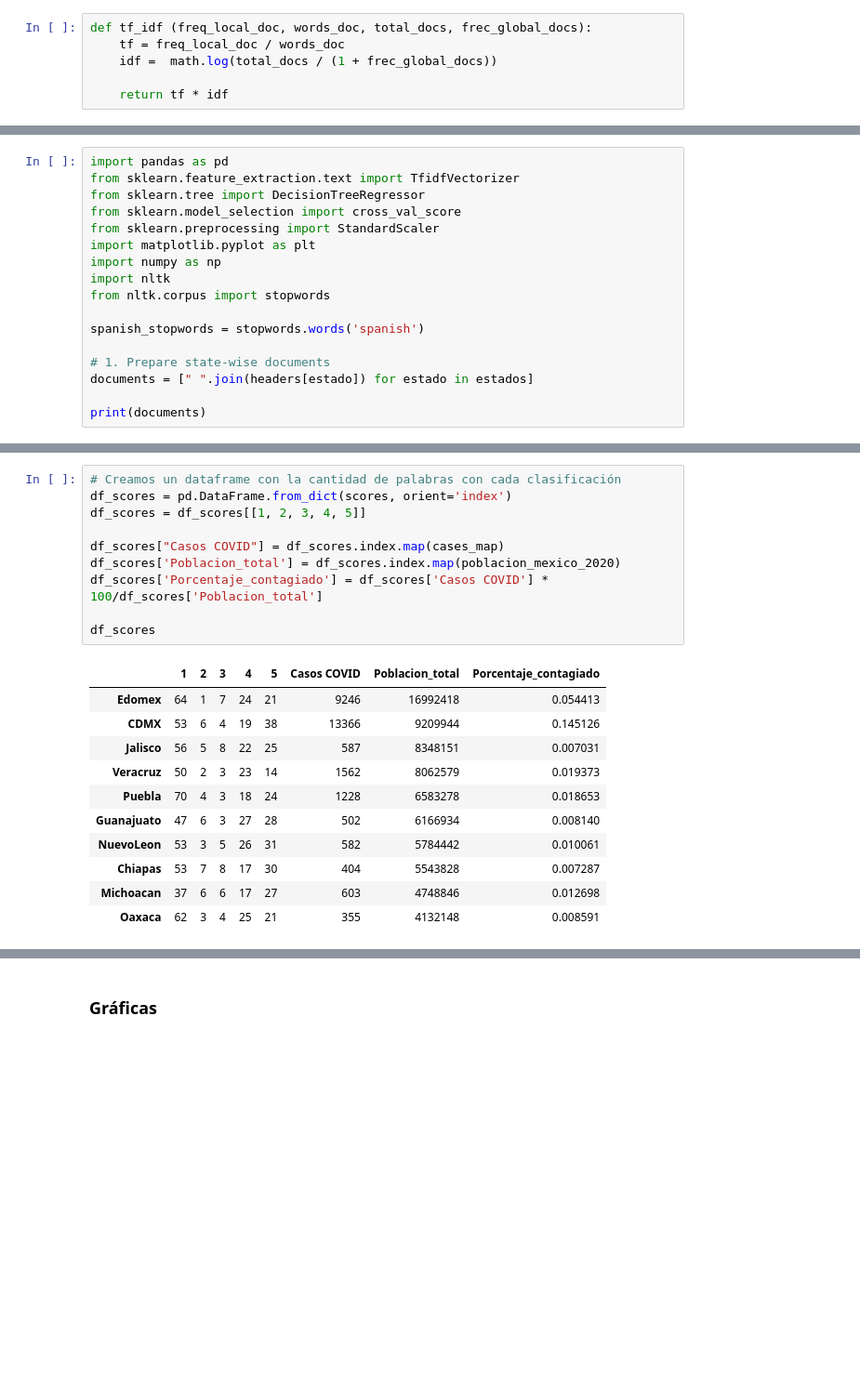
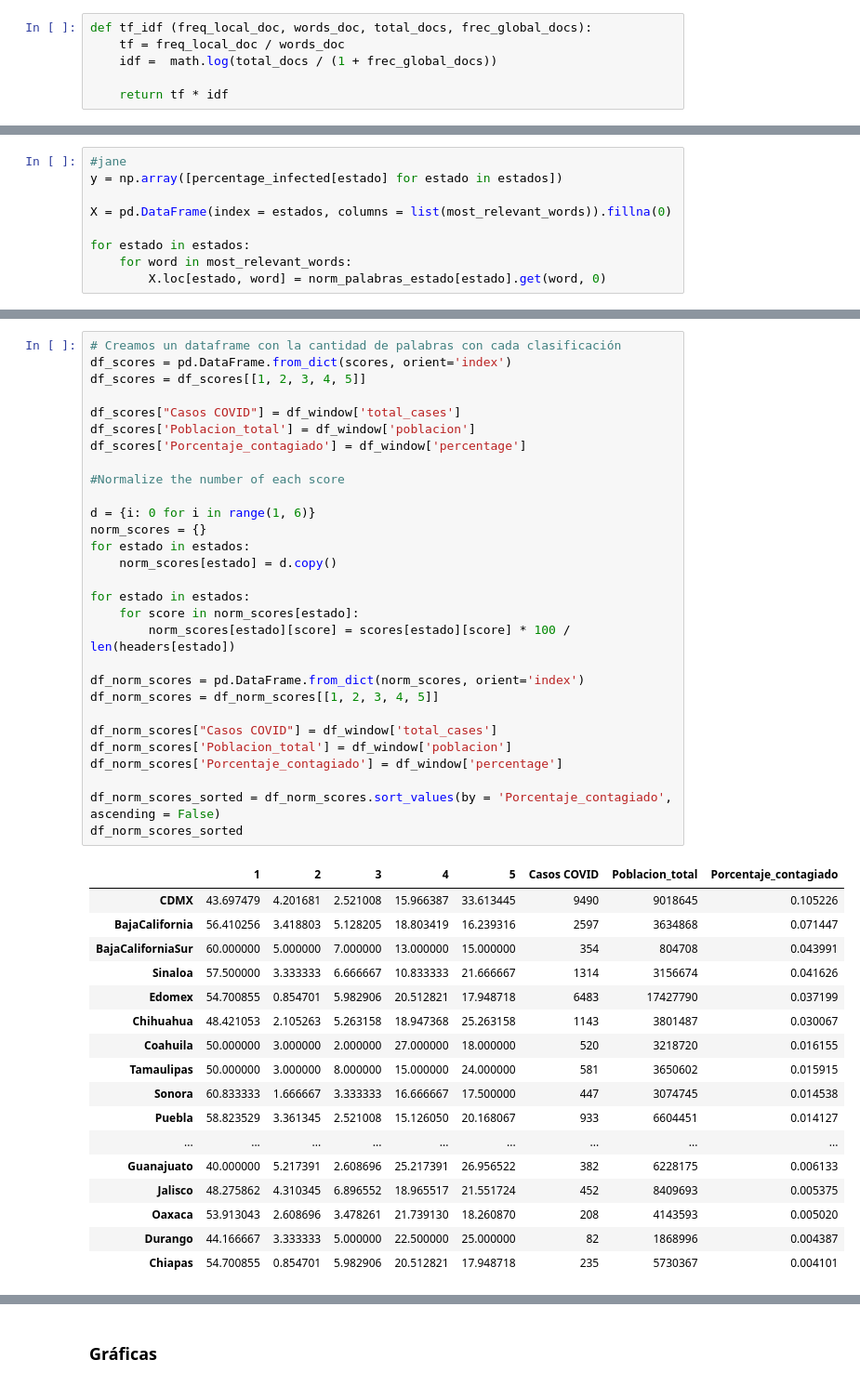
Before and after one commit to alo54/my-projects, a Jupyter notebook: Covid_news_analysis/main_file.ipynb, the cells around one changed output, grey strips where cells are left out. Shown at 93% size. Saved outputs shown, nothing was run; the diff lists cells and outputs as text; blank space fills up the shorter version.

Commit message:
ML models

```diff
--- a/Covid_news_analysis/main_file.ipynb
+++ b/Covid_news_analysis/main_file.ipynb
@@ -360,17 +381,9 @@ for estado in estados:
 # %%
-import pandas as pd
-from sklearn.feature_extraction.text import TfidfVectorizer
-from sklearn.tree import DecisionTreeRegressor
-from sklearn.model_selection import cross_val_score
-from sklearn.preprocessing import StandardScaler
-import matplotlib.pyplot as plt
-import numpy as np
-import nltk
-from nltk.corpus import stopwords
+#jane
+y = np.array([percentage_infected[estado] for estado in estados])
 
-spanish_stopwords = stopwords.words('spanish')
+X = pd.DataFrame(index = estados, columns = list(most_relevant_words)).fillna(0)
 
-# 1. Prepare state-wise documents
-documents = [" ".join(headers[estado]) for estado in estados]
-
-print(documents)
+for estado in estados:
+    for word in most_relevant_words:
+        X.loc[estado, word] = norm_palabras_estado[estado].get(word, 0)
@@ -499,22 +479,47 @@ Oaxaca - score: 285
 # %%
 # Creamos un dataframe con la cantidad de palabras con cada clasificación
 df_scores = pd.DataFrame.from_dict(scores, orient='index')
 df_scores = df_scores[[1, 2, 3, 4, 5]]
 
-df_scores["Casos COVID"] = df_scores.index.map(cases_map)
-df_scores['Poblacion_total'] = df_scores.index.map(poblacion_mexico_2020)
-df_scores['Porcentaje_contagiado'] = df_scores['Casos COVID'] * 100/df_scores['Poblacion_total']
+df_scores["Casos COVID"] = df_window['total_cases']
+df_scores['Poblacion_total'] = df_window['poblacion']
+df_scores['Porcentaje_contagiado'] = df_window['percentage']
 
-df_scores
+#Normalize the number of each score
+
+d = {i: 0 for i in range(1, 6)}
+norm_scores = {}
+for estado in estados:
+    norm_scores[estado] = d.copy()
+
+for estado in estados:
+    for score in norm_scores[estado]:
+        norm_scores[estado][score] = scores[estado][score] * 100 / len(headers[estado])
+
+df_norm_scores = pd.DataFrame.from_dict(norm_scores, orient='index')
+df_norm_scores = df_norm_scores[[1, 2, 3, 4, 5]]
+
+df_norm_scores["Casos COVID"] = df_window['total_cases']
+df_norm_scores['Poblacion_total'] = df_window['poblacion']
+df_norm_scores['Porcentaje_contagiado'] = df_window['percentage']
+
+df_norm_scores_sorted = df_norm_scores.sort_values(by = 'Porcentaje_contagiado', ascending = False)
+df_norm_scores_sorted
 # %% [output]
 |  | 1 | 2 | 3 | 4 | 5 | Casos COVID | Poblacion_total | Porcentaje_contagiado |
-| Edomex | 64 | 1 | 7 | 24 | 21 | 9246 | 16992418 | 0.054413 |
-| CDMX | 53 | 6 | 4 | 19 | 38 | 13366 | 9209944 | 0.145126 |
-| Jalisco | 56 | 5 | 8 | 22 | 25 | 587 | 8348151 | 0.007031 |
-| Veracruz | 50 | 2 | 3 | 23 | 14 | 1562 | 8062579 | 0.019373 |
-| Puebla | 70 | 4 | 3 | 18 | 24 | 1228 | 6583278 | 0.018653 |
-| Guanajuato | 47 | 6 | 3 | 27 | 28 | 502 | 6166934 | 0.008140 |
-| NuevoLeon | 53 | 3 | 5 | 26 | 31 | 582 | 5784442 | 0.010061 |
-| Chiapas | 53 | 7 | 8 | 17 | 30 | 404 | 5543828 | 0.007287 |
-| Michoacan | 37 | 6 | 6 | 17 | 27 | 603 | 4748846 | 0.012698 |
-| Oaxaca | 62 | 3 | 4 | 25 | 21 | 355 | 4132148 | 0.008591 |
+| CDMX | 43.697479 | 4.201681 | 2.521008 | 15.966387 | 33.613445 | 9490 | 9018645 | 0.105226 |
+| BajaCalifornia | 56.410256 | 3.418803 | 5.128205 | 18.803419 | 16.239316 | 2597 | 3634868 | 0.071447 |
+| BajaCaliforniaSur | 60.000000 | 5.000000 | 7.000000 | 13.000000 | 15.000000 | 354 | 804708 | 0.043991 |
+| Sinaloa | 57.500000 | 3.333333 | 6.666667 | 10.833333 | 21.666667 | 1314 | 3156674 | 0.041626 |
+| Edomex | 54.700855 | 0.854701 | 5.982906 | 20.512821 | 17.948718 | 6483 | 17427790 | 0.037199 |
+| Chihuahua | 48.421053 | 2.105263 | 5.263158 | 18.947368 | 25.263158 | 1143 | 3801487 | 0.030067 |
+| Coahuila | 50.000000 | 3.000000 | 2.000000 | 27.000000 | 18.000000 | 520 | 3218720 | 0.016155 |
+| Tamaulipas | 50.000000 | 3.000000 | 8.000000 | 15.000000 | 24.000000 | 581 | 3650602 | 0.015915 |
+| Sonora | 60.833333 | 1.666667 | 3.333333 | 16.666667 | 17.500000 | 447 | 3074745 | 0.014538 |
+| Puebla | 58.823529 | 3.361345 | 2.521008 | 15.126050 | 20.168067 | 933 | 6604451 | 0.014127 |
+| ... | ... | ... | ... | ... | ... | ... | ... | ... |
+| Guanajuato | 40.000000 | 5.217391 | 2.608696 | 25.217391 | 26.956522 | 382 | 6228175 | 0.006133 |
+| Jalisco | 48.275862 | 4.310345 | 6.896552 | 18.965517 | 21.551724 | 452 | 8409693 | 0.005375 |
+| Oaxaca | 53.913043 | 2.608696 | 3.478261 | 21.739130 | 18.260870 | 208 | 4143593 | 0.005020 |
+| Durango | 44.166667 | 3.333333 | 5.000000 | 22.500000 | 25.000000 | 82 | 1868996 | 0.004387 |
+| Chiapas | 54.700855 | 0.854701 | 5.982906 | 20.512821 | 17.948718 | 235 | 5730367 | 0.004101 |
```
Also changed, not shown: parts of 30 cells of this notebook, 1 other file.
